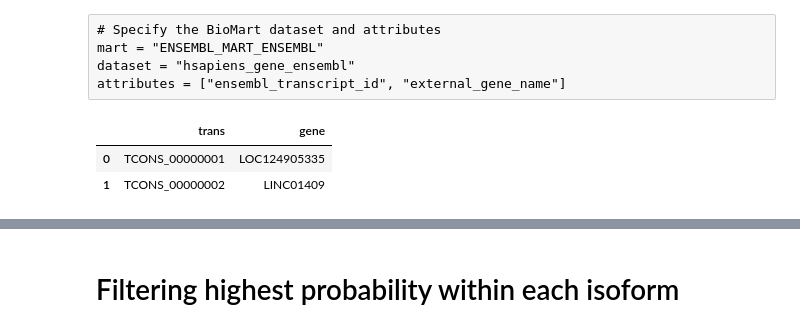
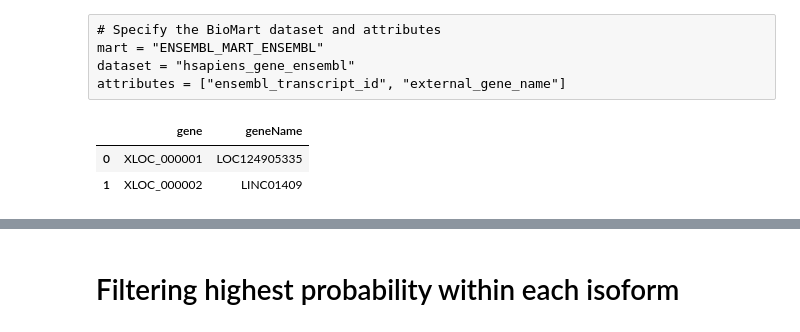
Before and after one commit to jjuhyunkim/PDTG-project, a Jupyter notebook: scripts/haplotype-transcript/05.rpvg_result.ipynb, the cells around one changed output, grey strips where cells are left out. Saved outputs shown, nothing was run; the diff lists cells and outputs as text; code cells hidden in the pictures.

```diff
--- a/scripts/haplotype-transcript/05.rpvg_result.ipynb
+++ b/scripts/haplotype-transcript/05.rpvg_result.ipynb
@@ -61,11 +58,14 @@ mart = "ENSEMBL_MART_ENSEMBL"
 dataset = "hsapiens_gene_ensembl"
 attributes = ["ensembl_transcript_id", "external_gene_name"]
 # %%
-trans_gene = pd.read_csv("/data/Phillippy/projects/HG002_Masseq/03.align/HG002_Bulk/01.mapped/chm13_2312_2/gtf/chm13v2.0.refseq_curated5.1.rCRS.chrEBV.combined.transcript-gene.pair",
+trans_gene = pd.read_csv("/data/Phillippy/projects/HG002_Masseq/03.align/HG002_Bulk/01.mapped/chm13_2312_2/gtf/chm13v2.0.refseq_curated5.1.rCRS.chrEBV.combined.gene-geneName.pair",
                         sep='\t', header=None)
-trans_gene.columns = ['trans','gene']
+inc_nov = pd.read_csv("/data/Phillippy/projects/HG002_Masseq/03.align/HG002_Bulk/01.mapped/chm13_2312_2/gtf/chm13v2.0.refseq_curated5.1.rCRS.chrEBV.combined.transcript-gene.includeNoval.pair",
+                      sep='\t', header=None)
+trans_gene.columns = ['gene','geneName']
+inc_nov.columns = ['trans','gene']
 trans_gene.head(2)
 # %% [output]
-|  | trans | gene |
-| 0 | TCONS_00000001 | LOC124905335 |
-| 1 | TCONS_00000002 | LINC01409 |
+|  | gene | geneName |
+| 0 | XLOC_000001 | LOC124905335 |
+| 1 | XLOC_000002 | LINC01409 |
```
Also changed, not shown: parts of 40 cells of this notebook, 35 other files.
